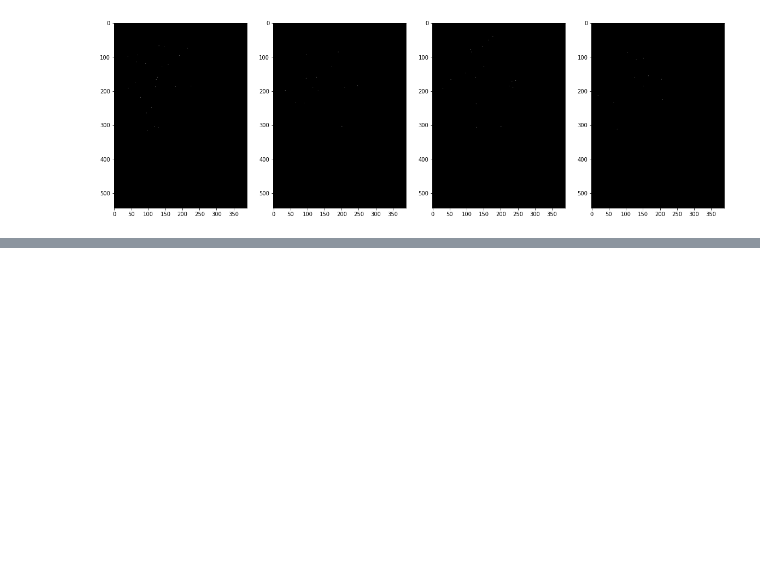
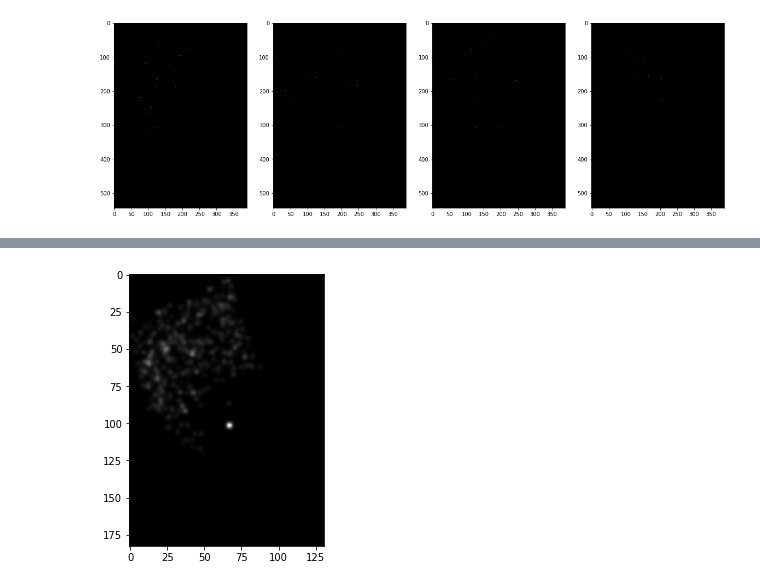
Before and after one commit to candiesforlife/minority_report, a Jupyter notebook: notebooks/Alice_6h_Preprocessing_Stacking_Test.ipynb, the cells around one changed output, grey strips where cells are left out. Saved outputs shown, nothing was run; the diff lists cells and outputs as text; code cells hidden in the pictures; blank space fills up the shorter version.

```diff
--- a/notebooks/Alice_6h_Preprocessing_Stacking_Test.ipynb
+++ b/notebooks/Alice_6h_Preprocessing_Stacking_Test.ipynb
@@ -207,0 +354,6 @@ img_plot(img_conv_sample)
+# %%
+plt.figure(figsize = (5, 5))
+
+plt.imshow(y[0, :, :, :], cmap='gray'); # take y two weeks later ? data leakage risk (X contains y points)
+# %% [output]
+[figure, added]
```
Also changed, not shown: parts of 11 cells of this notebook, 3 other files.
